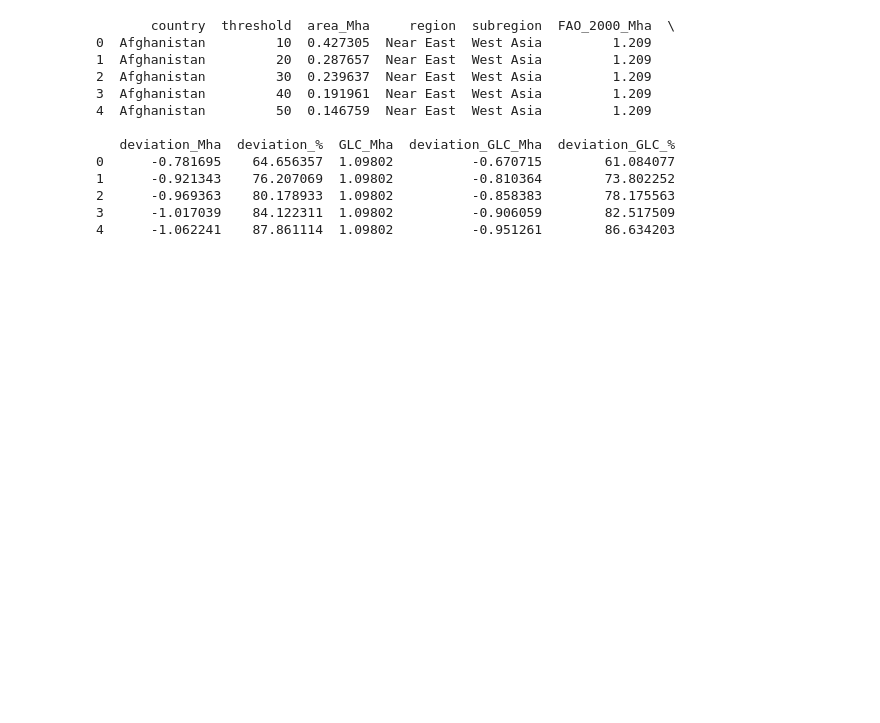
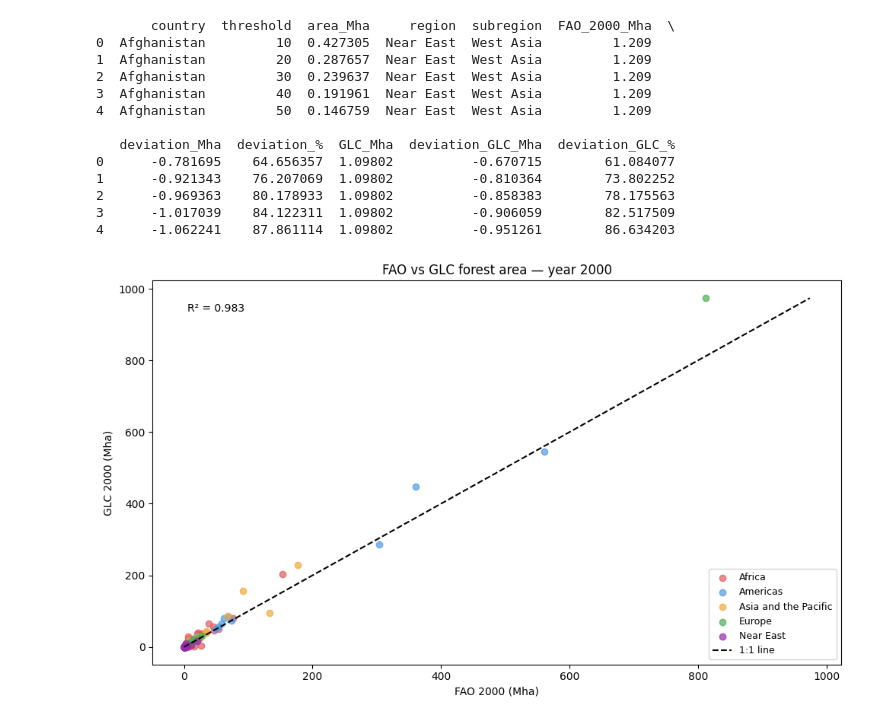
Before and after one commit to MElsdk-lab/Biochar_forest_estimation, a Jupyter notebook: Notebook_2_Forest_Area_Analysis.ipynb, the cells around one changed output. Saved outputs shown, nothing was run; the diff lists cells and outputs as text; code cells hidden in the pictures; blank space fills up the shorter version.

Commit message:
plot GLC vs FAO, GLC vs Hansen

```diff
--- a/Notebook_2_Forest_Area_Analysis.ipynb
+++ b/Notebook_2_Forest_Area_Analysis.ipynb
@@ -787,9 +787,9 @@ for threshold 50%, R² = 0.965, average deviation = 34.76%
 # %%
 glc_total_forest_area_all_countries = pd.read_csv(DATA_folder + 'glc_total_forest_area_all_countries.csv')
 glc_total_forest_area_all_countries.rename(columns={'area_Mha':'GLC_Mha'}, inplace=True)
-glc_total_forest_area_all_countries.groupby(
-    ['country'], as_index=False
-)['GLC_Mha'].sum()
-print(glc_total_forest_area_all_countries.head())
+glc_total_forest_area_all_countries = glc_total_forest_area_all_countries.groupby(['country'])['GLC_Mha'].sum().reset_index()
+
+
+print(glc_total_forest_area_all_countries)
 glc_total_forest_area_all_countries.to_csv(DATA_folder + 'glc_total_forest_area_all_countries.csv', index=False)
 # %% [output]
@@ -822,3 +830,49 @@ gee_fao_glc_comparison.to_csv(DATA_folder + 'gee_fao_glc_comparison.csv', index=
 2      -0.969363    80.178933  1.09802          -0.858383        78.175563
 3      -1.017039    84.122311  1.09802          -0.906059        82.517509
 4      -1.062241    87.861114  1.09802          -0.951261        86.634203
+# %%
+# ── PLOT 1 updated: FAO vs GLC year 2000 colored by region ────────────────────
+fig, ax = plt.subplots(figsize=(10, 6))
+
+fao_glc = gee_fao_glc_comparison.drop_duplicates(subset='country')
+
+region_colors = {
+    'Africa':              '#E05C5C',
+    'Americas':            '#4C9BE8',
+    'Asia and the Pacific':'#F4A83A',
+    'Europe':              '#4CAF50',
+    'Near East':           '#9C27B0'
+}
+
+for region, color in region_colors.items():
+    subset = fao_glc[fao_glc['region'] == region]
+    ax.scatter(
+        subset['FAO_2000_Mha'],
+        subset['GLC_Mha'],
+        label=region,
+        color=color,
+        alpha=0.7
+    )
+
+# 1:1 line
+match_max = max(fao_glc['FAO_2000_Mha'].dropna().max(), fao_glc['GLC_Mha'].dropna().max())
+ax.plot([0, match_max], [0, match_max], linestyle='--', color='black', label='1:1 line')
+
+# R² overall
+from scipy import stats
+clean = fao_glc.dropna(subset=['FAO_2000_Mha', 'GLC_Mha'])
+slope, intercept, r_value, p_value, std_err = stats.linregress(
+    clean['FAO_2000_Mha'], clean['GLC_Mha']
+)
+ax.text(0.05, 0.92, f'R² = {r_value**2:.3f}',
+        transform=ax.transAxes, fontsize=10)
+
+ax.set_xlabel('FAO 2000 (Mha)')
+ax.set_ylabel('GLC 2000 (Mha)')
+ax.set_title('FAO vs GLC forest area — year 2000')
+ax.legend(fontsize=9)
+plt.tight_layout()
+plt.savefig(FIGURE_folder + '/fao_vs_glc_2000.svg', dpi=300, bbox_inches='tight')
+plt.show()
+# %% [output]
+[figure, added]
```
Also changed, not shown: parts of 7 cells of this notebook.
